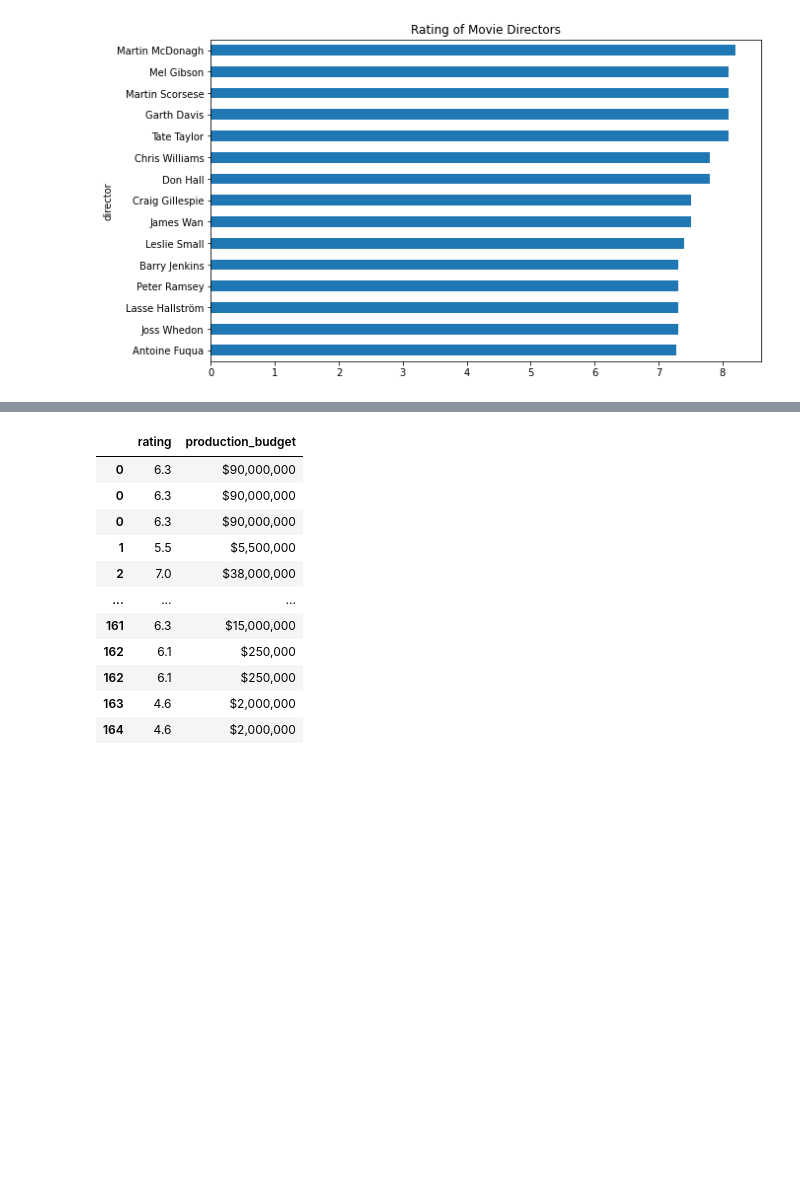
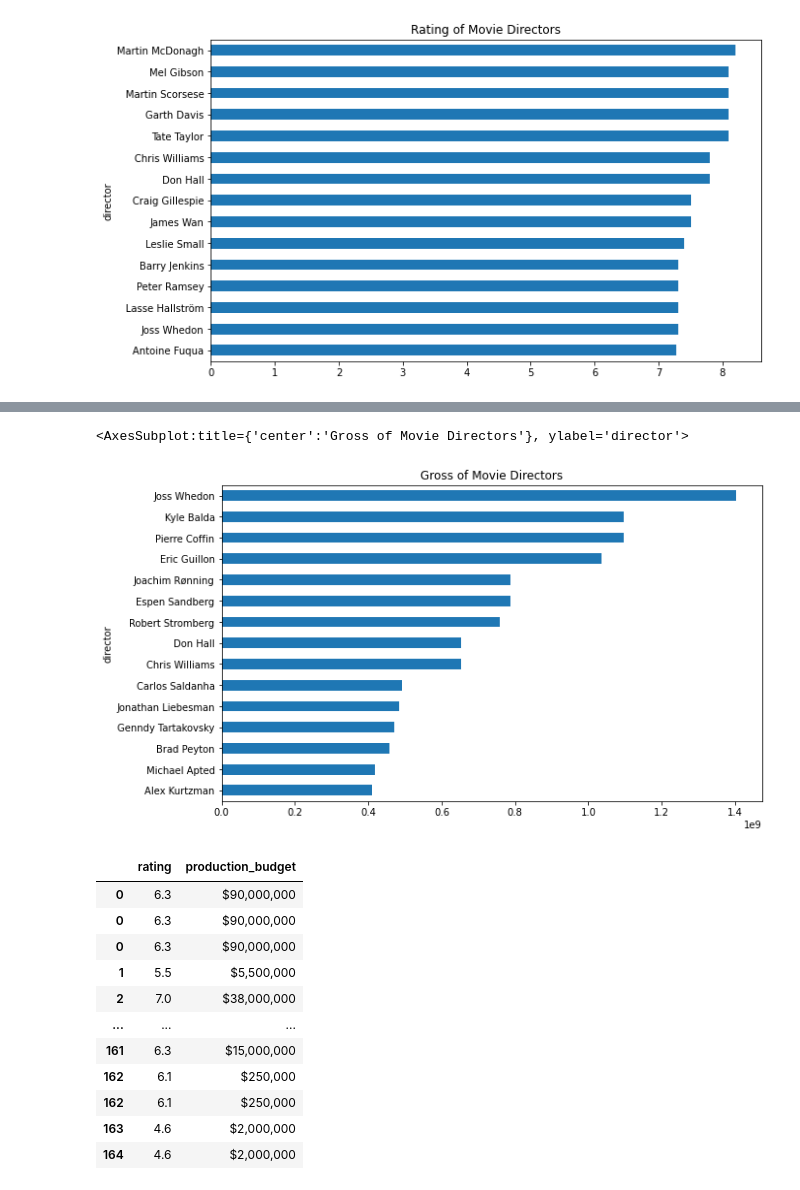
Before and after one commit to VolhaP87/Microsoft_Movie_Analysis, a Jupyter notebook: student.ipynb, the cells around one changed output, grey strips where cells are left out. Drawn from its saved outputs; the diff is of its cells as text; code cells hidden in the pictures; blank space fills up the shorter version.

Commit message:
Visualization Part 2

```diff
--- a/student.ipynb
+++ b/student.ipynb
@@ -440,3 +439,6 @@ rating_director_new[-15:].plot(kind = 'barh', figsize = (10,6), title = "Rating
 # %% [output]
 <AxesSubplot:title={'center':'Rating of Movie Directors'}, ylabel='director'>
 [figure]
+# %%
+gross_director = new_df[['worldwide_gross', 'director']]
+gross_director
@@ -442,0 +459,4 @@ rating_director_new[-15:].plot(kind = 'barh', figsize = (10,6), title = "Rating
+# %%
+gross_director["worldwide_gross"] = gross_director["worldwide_gross"].replace("[$,]", "", regex=True).astype(int)
+gross_director_new = gross_director.groupby(['director'])['worldwide_gross'].mean().sort_values(ascending = True)
+gross_director_new
@@ -443,3 +482,8 @@ rating_director_new[-15:].plot(kind = 'barh', figsize = (10,6), title = "Rating
+# %%
+gross_director_new[-15:].plot(kind = 'barh', figsize = (10,6), title = "Gross of Movie Directors")
+# %% [output]
+<AxesSubplot:title={'center':'Gross of Movie Directors'}, ylabel='director'>
+[figure, added]
 # %%
 rating_budget = new_df[['rating', 'production_budget']]
 rating_budget
```
Also changed, not shown: parts of 6 cells of this notebook.
